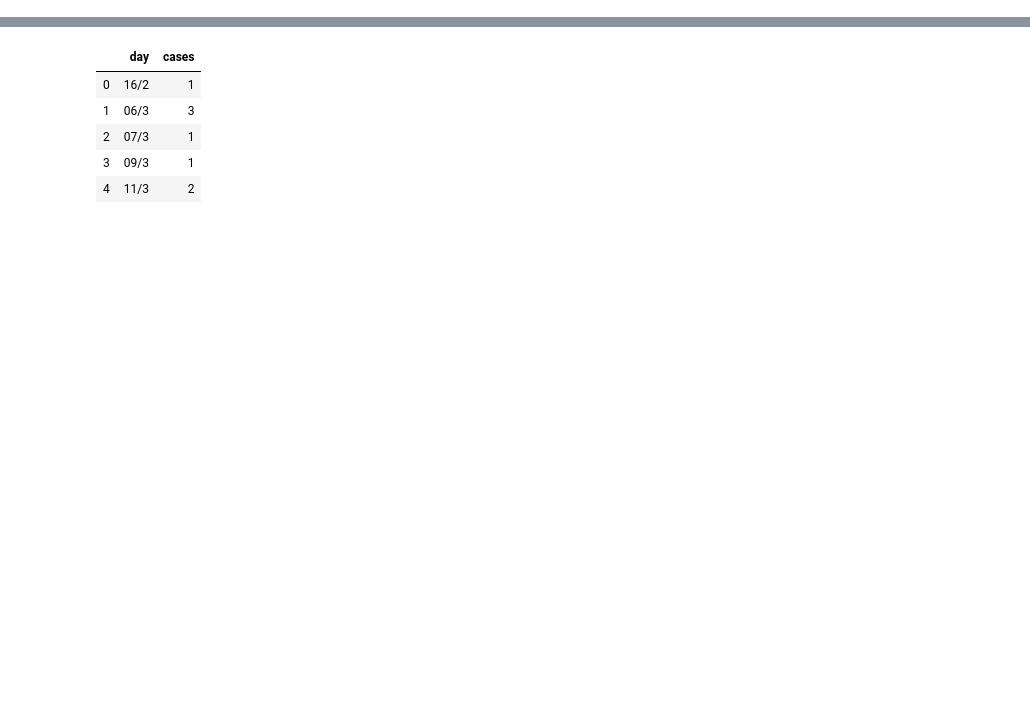
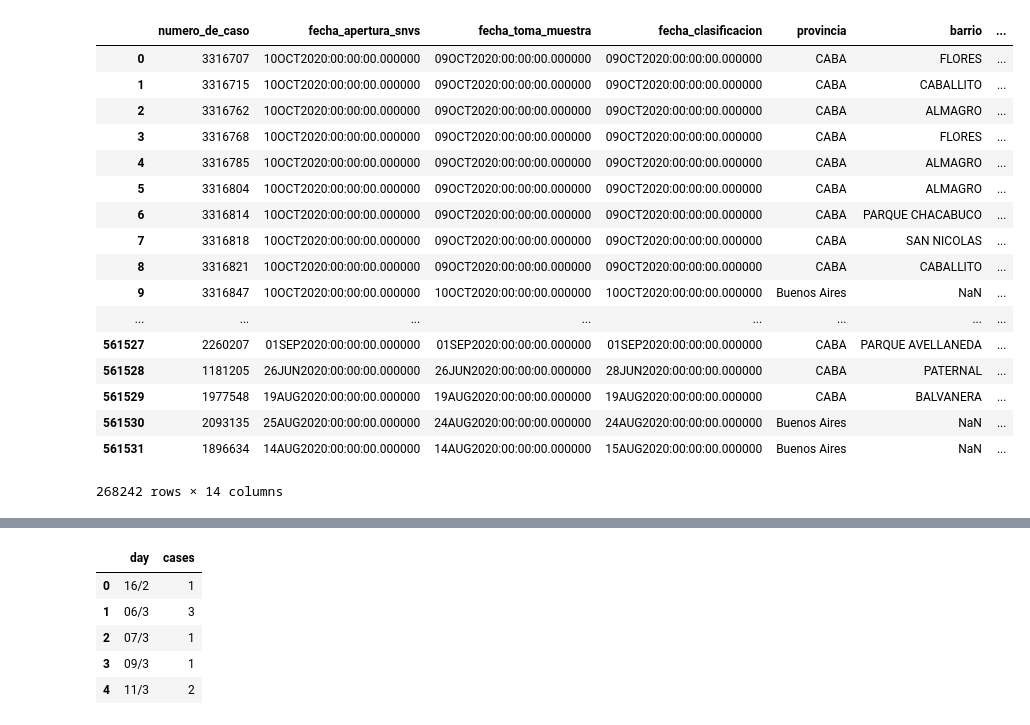
Before and after one commit to JoaquinPolonuer/covid_analysis_caba, a Jupyter notebook: analisis_casos.ipynb, the cells around one changed output, grey strips where cells are left out. Cells and saved outputs as stored; diff of their text form; code cells hidden in the pictures; blank space fills up the shorter version.

```diff
--- a/analisis_casos.ipynb
+++ b/analisis_casos.ipynb
@@ -5,3 +5,23 @@ import matplotlib.pyplot as plt
 dat = pd.read_csv("https://cdn.buenosaires.gob.ar/datosabiertos/datasets/salud/casos-covid-19/casos_covid19.csv")
 # %%
 casos_confirmados = dat[dat["clasificacion"]=="confirmado"].copy()
+dat[dat["clasificacion"] == "confirmado")]
+# %% [output]
+|  | numero_de_caso | fecha_apertura_snvs | fecha_toma_muestra | fecha_clasificacion | provincia | barrio | ... |
+| 0 | 3316707 | 10OCT2020:00:00:00.000000 | 09OCT2020:00:00:00.000000 | 09OCT2020:00:00:00.000000 | CABA | FLORES | ... |
+| 1 | 3316715 | 10OCT2020:00:00:00.000000 | 09OCT2020:00:00:00.000000 | 09OCT2020:00:00:00.000000 | CABA | CABALLITO | ... |
+| 2 | 3316762 | 10OCT2020:00:00:00.000000 | 09OCT2020:00:00:00.000000 | 09OCT2020:00:00:00.000000 | CABA | ALMAGRO | ... |
+| 3 | 3316768 | 10OCT2020:00:00:00.000000 | 09OCT2020:00:00:00.000000 | 09OCT2020:00:00:00.000000 | CABA | FLORES | ... |
+| 4 | 3316785 | 10OCT2020:00:00:00.000000 | 09OCT2020:00:00:00.000000 | 09OCT2020:00:00:00.000000 | CABA | ALMAGRO | ... |
+| 5 | 3316804 | 10OCT2020:00:00:00.000000 | 09OCT2020:00:00:00.000000 | 09OCT2020:00:00:00.000000 | CABA | ALMAGRO | ... |
+| 6 | 3316814 | 10OCT2020:00:00:00.000000 | 09OCT2020:00:00:00.000000 | 09OCT2020:00:00:00.000000 | CABA | PARQUE CHACABUCO | ... |
+| 7 | 3316818 | 10OCT2020:00:00:00.000000 | 09OCT2020:00:00:00.000000 | 09OCT2020:00:00:00.000000 | CABA | SAN NICOLAS | ... |
+| 8 | 3316821 | 10OCT2020:00:00:00.000000 | 09OCT2020:00:00:00.000000 | 09OCT2020:00:00:00.000000 | CABA | CABALLITO | ... |
+| 9 | 3316847 | 10OCT2020:00:00:00.000000 | 10OCT2020:00:00:00.000000 | 10OCT2020:00:00:00.000000 | Buenos Aires | NaN | ... |
+| ... | ... | ... | ... | ... | ... | ... | ... |
+| 561527 | 2260207 | 01SEP2020:00:00:00.000000 | 01SEP2020:00:00:00.000000 | 01SEP2020:00:00:00.000000 | CABA | PARQUE AVELLANEDA | ... |
+| 561528 | 1181205 | 26JUN2020:00:00:00.000000 | 26JUN2020:00:00:00.000000 | 28JUN2020:00:00:00.000000 | CABA | PATERNAL | ... |
+| 561529 | 1977548 | 19AUG2020:00:00:00.000000 | 19AUG2020:00:00:00.000000 | 19AUG2020:00:00:00.000000 | CABA | BALVANERA | ... |
+| 561530 | 2093135 | 25AUG2020:00:00:00.000000 | 24AUG2020:00:00:00.000000 | 24AUG2020:00:00:00.000000 | Buenos Aires | NaN | ... |
+| 561531 | 1896634 | 14AUG2020:00:00:00.000000 | 14AUG2020:00:00:00.000000 | 15AUG2020:00:00:00.000000 | Buenos Aires | NaN | ... |
+268242 rows × 14 columns
```
Also changed, not shown: parts of 7 cells of this notebook, 5 other files.
